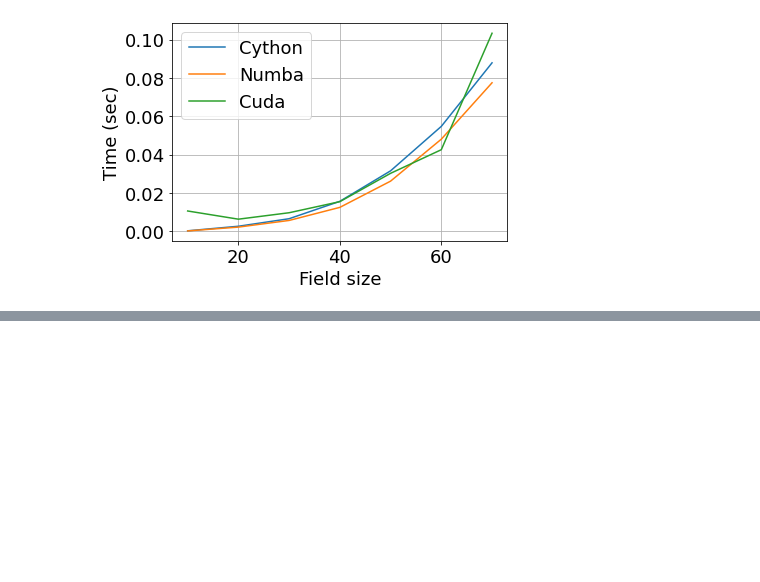
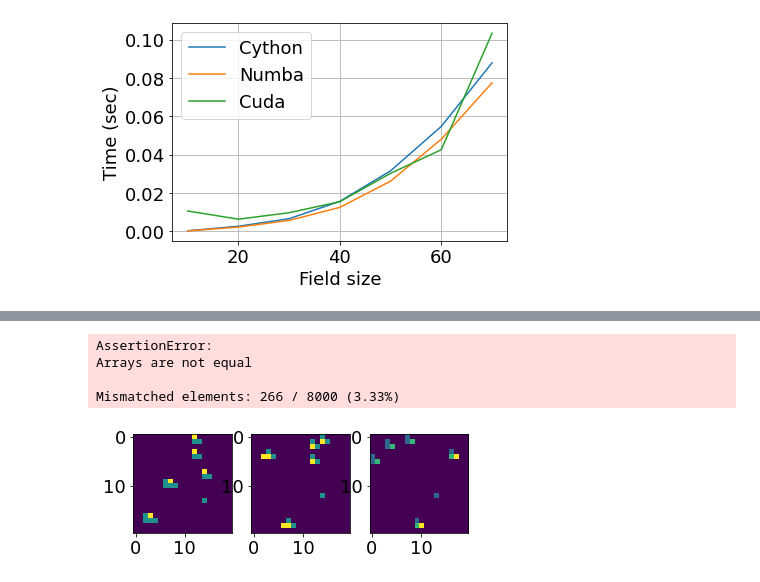
Before and after one commit to MoskalenkoRomanBorisovich/Spatial-Distribution-Evolutionary-Game, a Jupyter notebook: Numba-cuda.ipynb, the cells around one changed output, grey strips where cells are left out. Cells and saved outputs as stored; diff of their text form; code cells hidden in the pictures; blank space fills up the shorter version.

```diff
--- a/Numba-cuda.ipynb
+++ b/Numba-cuda.ipynb
@@ -422,0 +572,36 @@ plt.show()
+# %%
+from numpy.testing import assert_equal
+# check that the dynamics are identical
+SIZE = 20
+L = (SIZE, SIZE, SIZE)
+
+neighbors = tabulate_neighbors(L)
+
+rndm = np.random.RandomState(12345)
+
+B = set()
+for i in range(28):
+    for j in range(1, 28):
+        if i/j > 1 and i / j < 2:
+            B.add((i/j) + B_INC)
+B = sorted(list(B))
+
+N = 5
+
+for i in range(0, len(B), len(B)//10):
+    b = B[i]
+    field = (rndm.uniform(size=L) > 0.5).astype(int)
+    field2 = field.copy()
+    field = evolve3D_5(field.copy(), b, num_steps=N)
+    field2 = evolve3D_3(field2.copy(), neighbors, b, num_steps=N)
+    assert_equal(field, field2)
+    print('Game stabilized:', field.all())
+# %% [output]
+AssertionError:
+Arrays are not equal
+
+Mismatched elements: 266 / 8000 (3.33%)
+# %%
+show_grid(field)
+# %% [output]
+[figure, added]
```
Also changed, not shown: parts of 15 cells of this notebook.
